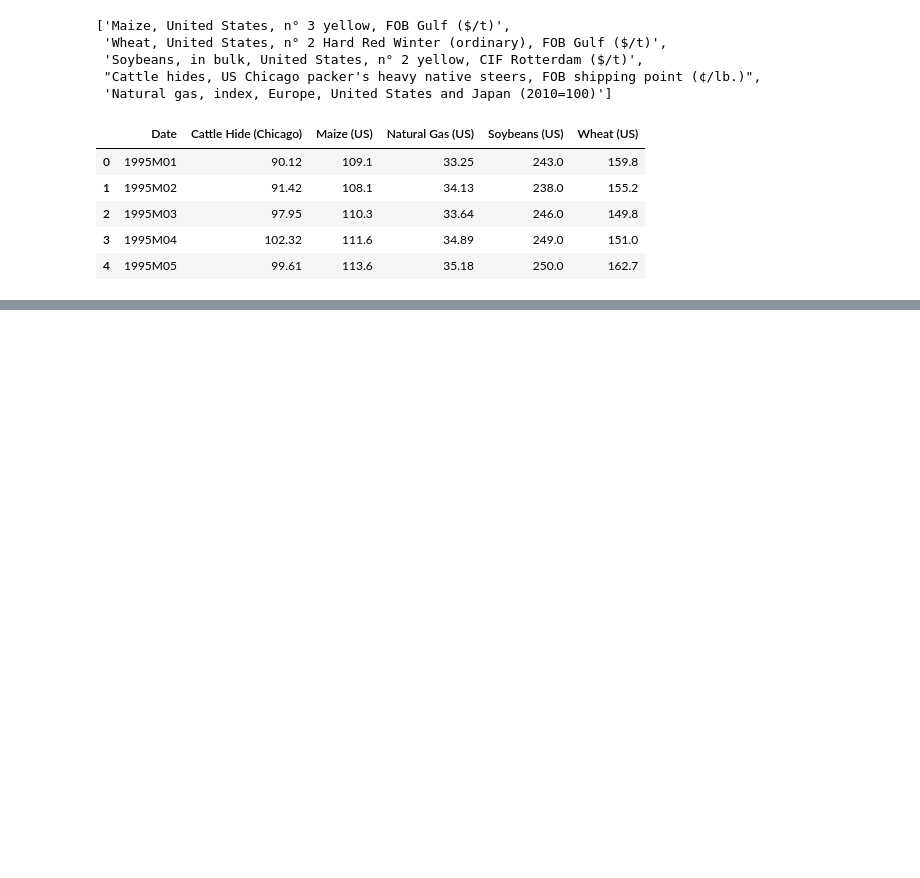
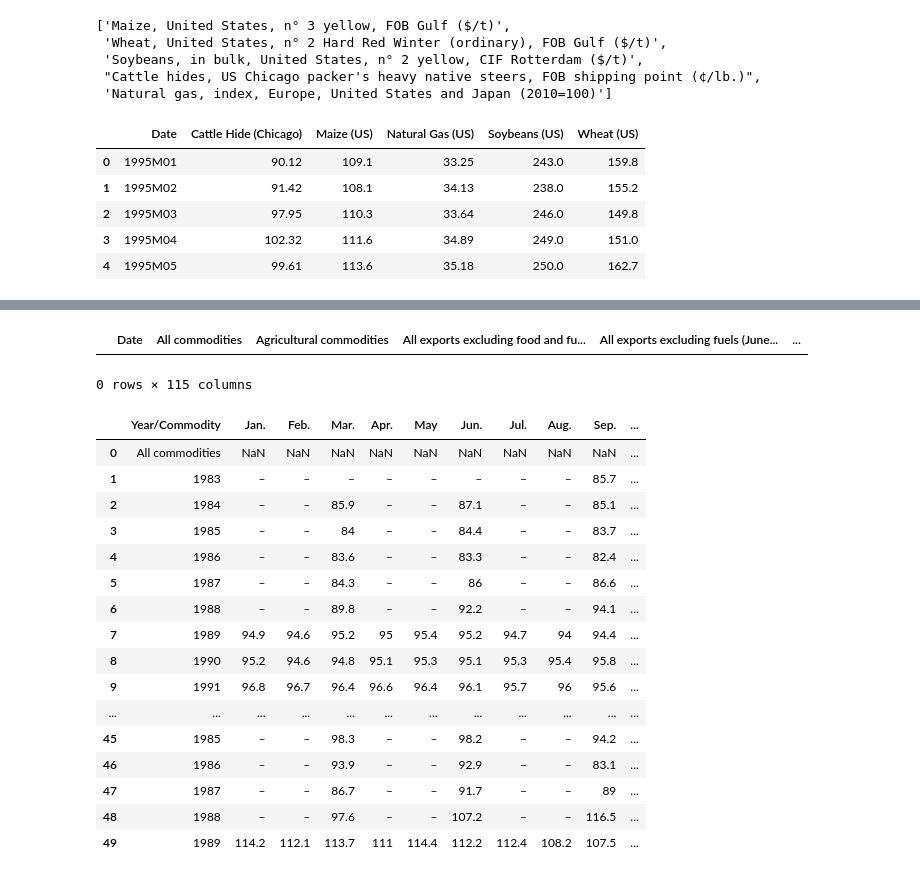
Before and after one commit to bengoh815/maddata2024, a Jupyter notebook: MarketTrade.ipynb, the cells around one changed output, grey strips where cells are left out. Cells and saved outputs as stored; diff of their text form; code cells hidden in the pictures; blank space fills up the shorter version.

```diff
--- a/MarketTrade.ipynb
+++ b/MarketTrade.ipynb
@@ -182,0 +213,23 @@ commodity_prices.head()
+# %%
+def safe_literal_eval(value):
+    try:
+        return ast.literal_eval(value)
+    except (ValueError, SyntaxError):
+        # Handle the error or return the original value
+        return value
+
+df_bea["Year/Commodity"] = df_bea["Year/Commodity"].apply(safe_literal_eval)
+
+groups = df_bea[df_bea['Year/Commodity'].apply(lambda x: isinstance(x, str))]["Year/Commodity"].unique()
+years = df_bea[df_bea['Year/Commodity'].apply(lambda x: isinstance(x, int))]["Year/Commodity"].unique()
+
+years.sort()
+
+df = pd.DataFrame(columns=groups)
+df['Date'] = [f"{year}M{str(month).zfill(2)}" for year in years for month in range(1, 13)]
+last_col = df.iloc[:, -1]
+df = df.iloc[:, :-1]
+df.insert(0, last_col.name, last_col)
+df = df.drop('Advanced Technology', axis=1)
+
+df
@@ -182,0 +567,26 @@ commodity_prices.head()
+# %%
+df_2021 = df_final[df_final['Date'].str.contains("2021")]
+df_2021
+# %% [output]
+|  | Date | All commodities | Agricultural commodities | All exports excluding food and fu... | All exports excluding fuels (June... | ... |
+0 rows × 115 columns
+# %%
+df_bea.head(50)
+# %% [output]
+|  | Year/Commodity | Jan. | Feb. | Mar. | Apr. | May | Jun. | Jul. | Aug. | Sep. | ... |
+| 0 | All commodities | NaN | NaN | NaN | NaN | NaN | NaN | NaN | NaN | NaN | ... |
+| 1 | 1983 | – | – | – | – | – | – | – | – | 85.7 | ... |
+| 2 | 1984 | – | – | 85.9 | – | – | 87.1 | – | – | 85.1 | ... |
+| 3 | 1985 | – | – | 84 | – | – | 84.4 | – | – | 83.7 | ... |
+| 4 | 1986 | – | – | 83.6 | – | – | 83.3 | – | – | 82.4 | ... |
+| 5 | 1987 | – | – | 84.3 | – | – | 86 | – | – | 86.6 | ... |
+| 6 | 1988 | – | – | 89.8 | – | – | 92.2 | – | – | 94.1 | ... |
+| 7 | 1989 | 94.9 | 94.6 | 95.2 | 95 | 95.4 | 95.2 | 94.7 | 94 | 94.4 | ... |
+| 8 | 1990 | 95.2 | 94.6 | 94.8 | 95.1 | 95.3 | 95.1 | 95.3 | 95.4 | 95.8 | ... |
+| 9 | 1991 | 96.8 | 96.7 | 96.4 | 96.6 | 96.4 | 96.1 | 95.7 | 96 | 95.6 | ... |
+| ... | ... | ... | ... | ... | ... | ... | ... | ... | ... | ... | ... |
+| 45 | 1985 | – | – | 98.3 | – | – | 98.2 | – | – | 94.2 | ... |
+| 46 | 1986 | – | – | 93.9 | – | – | 92.9 | – | – | 83.1 | ... |
+| 47 | 1987 | – | – | 86.7 | – | – | 91.7 | – | – | 89 | ... |
+| 48 | 1988 | – | – | 97.6 | – | – | 107.2 | – | – | 116.5 | ... |
+| 49 | 1989 | 114.2 | 112.1 | 113.7 | 111 | 114.4 | 112.2 | 112.4 | 108.2 | 107.5 | ... |
```
Also changed, not shown: parts of 24 cells of this notebook, 4 other files.
